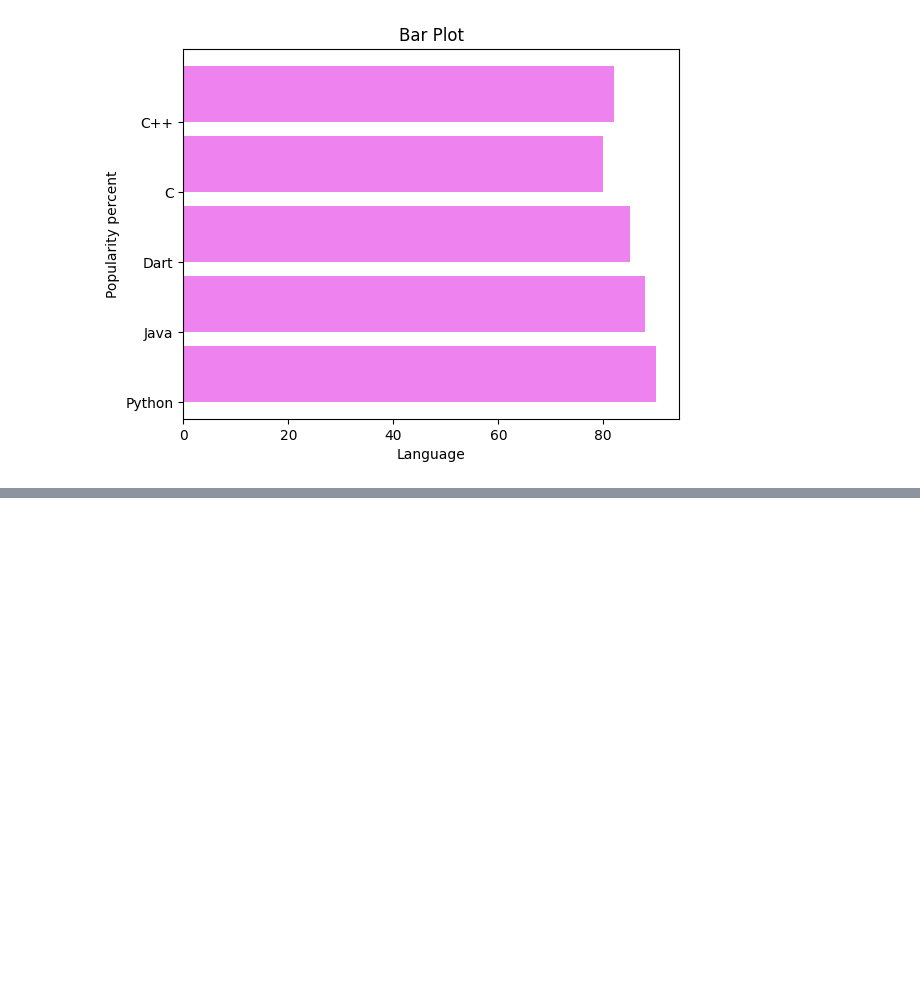
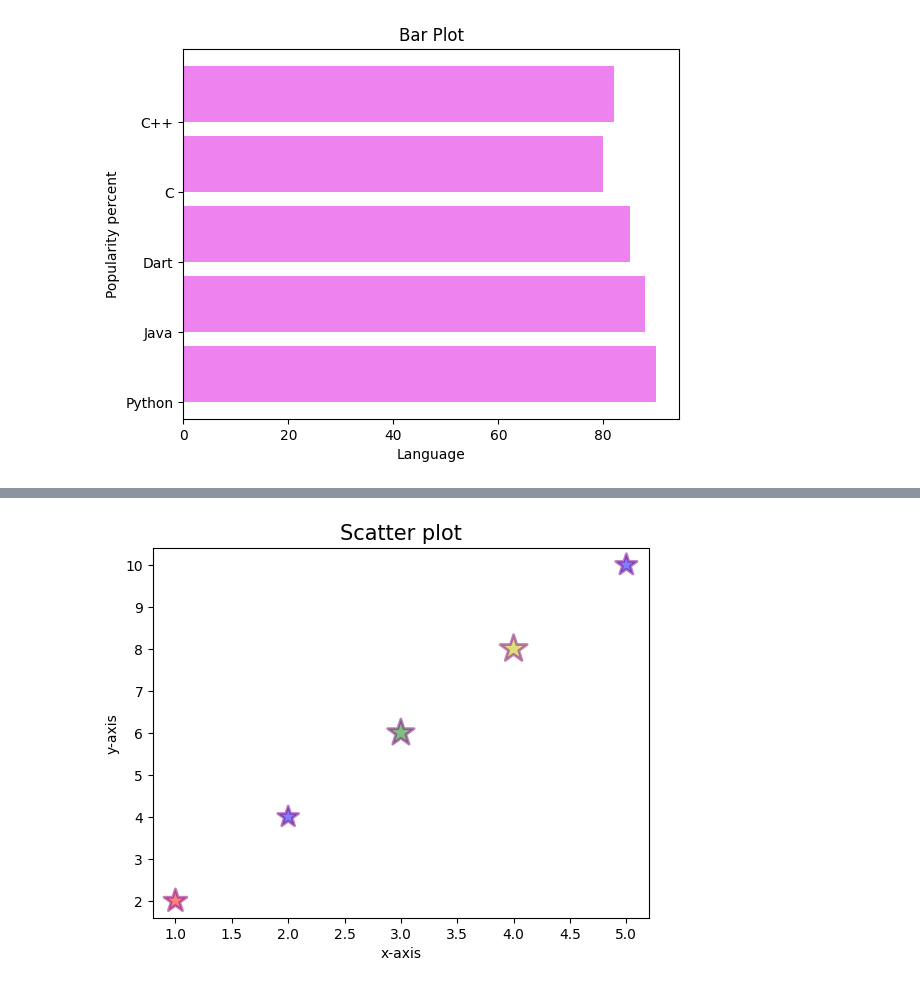
Before and after one commit to NishmthaM/matplotlib_python, a Jupyter notebook: Matplotlib.ipynb, the cells around one changed output, grey strips where cells are left out. Saved outputs shown, nothing was run; the diff lists cells and outputs as text; code cells hidden in the pictures; blank space fills up the shorter version.

```diff
--- a/Matplotlib.ipynb
+++ b/Matplotlib.ipynb
@@ -120,0 +133,17 @@ plt.show()
+# %%
+import matplotlib.pyplot as plt
+
+x=[1,2,3,4,5]
+y=[2,4,6,8,10]
+
+color=["r","b","g","y","b"]
+size=[300,250,400,420,260]
+
+plt.scatter(x,y,c=color,s=size,alpha=0.5,marker="*",edgecolor="purple",linewidth=2)
+
+plt.title("Scatter plot",fontsize=15)
+plt.xlabel("x-axis")
+plt.ylabel("y-axis")
+plt.show()
+# %% [output]
+[figure, added]
```
Also changed, not shown: parts of 2 cells of this notebook.
